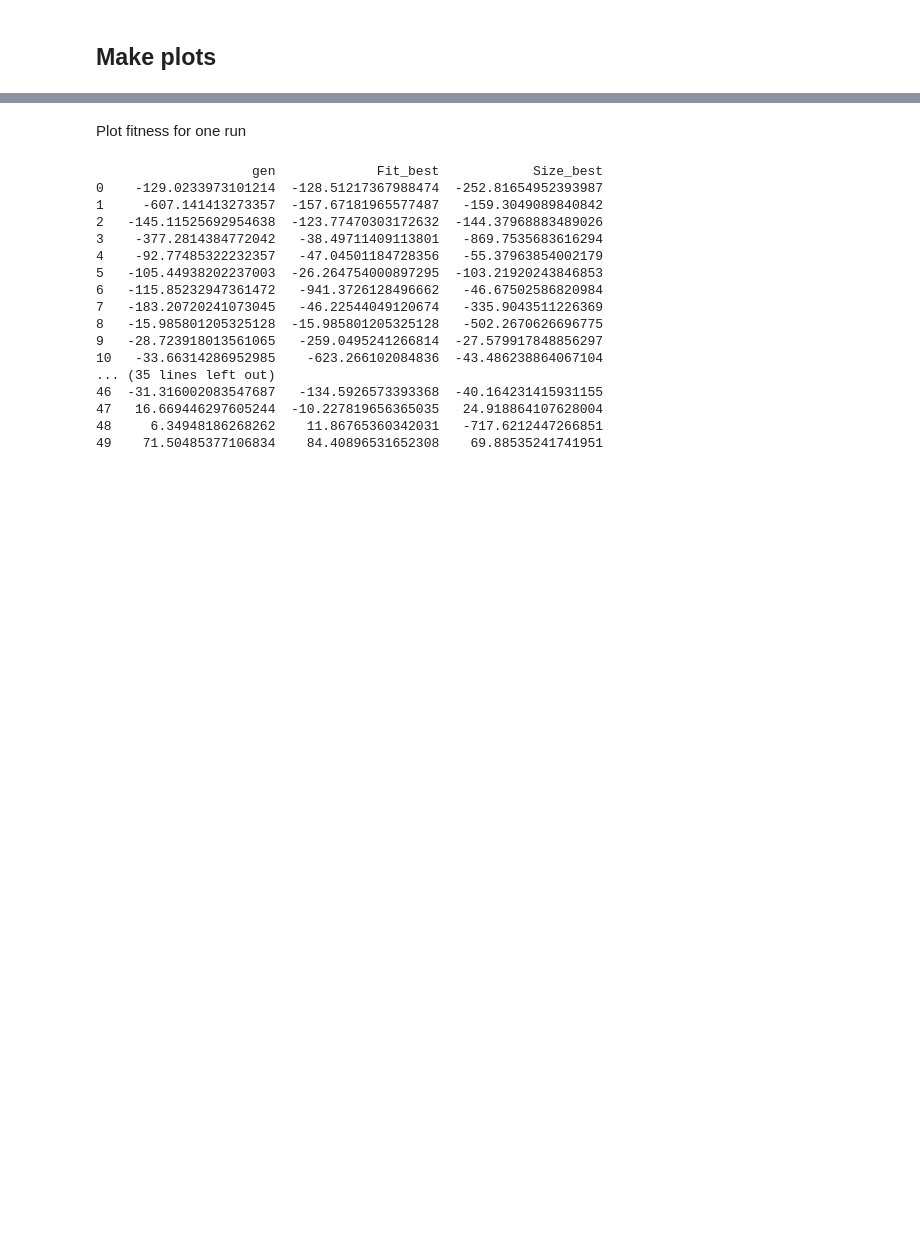
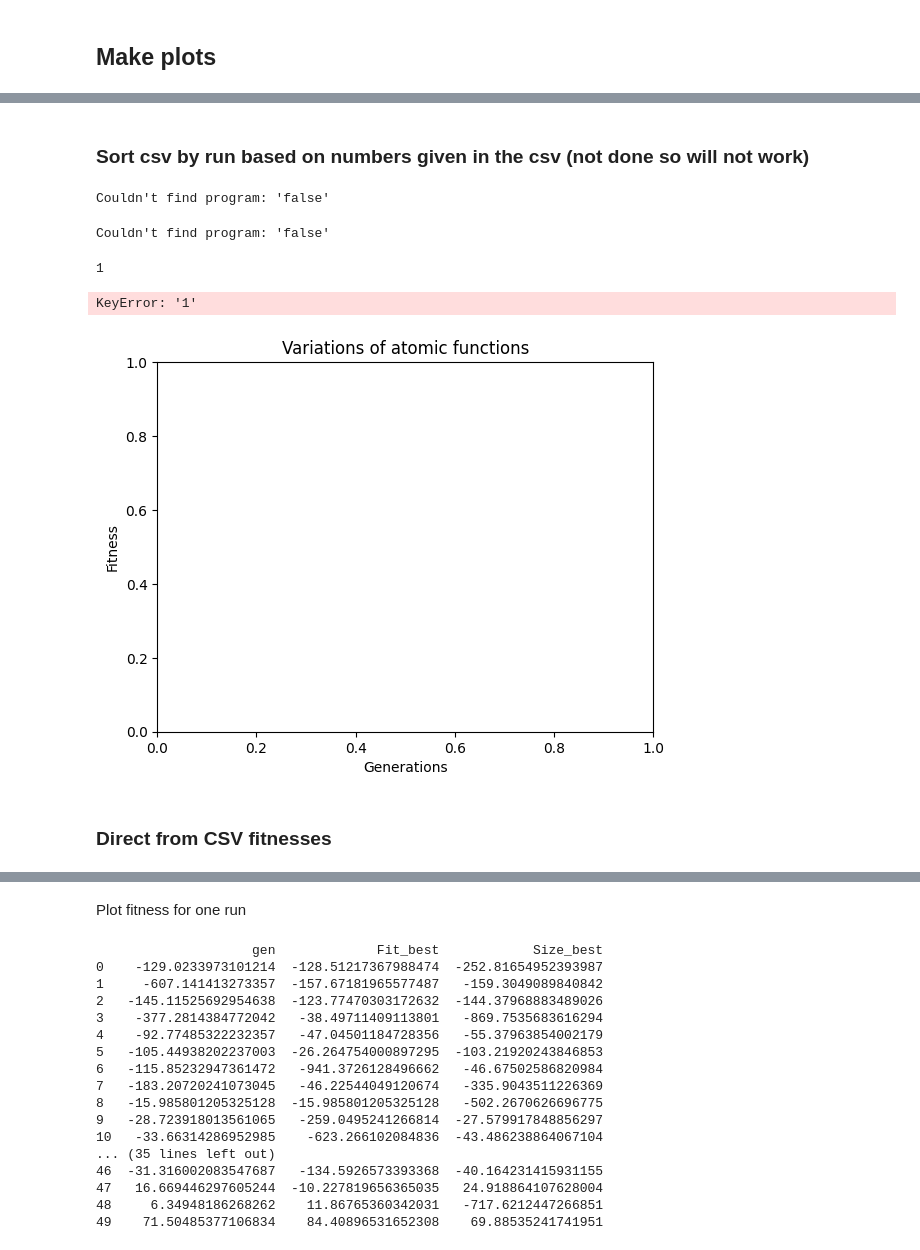
Before and after one commit to justanotherariel/EA-group-8, a Jupyter notebook: solution.ipynb, the cells around one changed output, grey strips where cells are left out. Cells and saved outputs as stored; diff of their text form; code cells hidden in the pictures; blank space fills up the shorter version.

Commit message:
Draft: plotting

```diff
--- a/solution.ipynb
+++ b/solution.ipynb
@@ -6,6 +6,7 @@ To install the required libraries run the command:
 # %%
 install = False
 load_model = True
+merge_csv = True
 # %%
 # %%capture --no-display
 if install:
@@ -187,3 +237,81 @@ AttributeError: 'list' object has no attribute 'replace'
+# %% [markdown]
+### Sort csv by run based on numbers given in the csv (not done so will not work)
+# %%
+%%script false
+files = sorted( glob.glob("*.csv"),key=os.path.getmtime )
+values = [ 1,2,3,4,5,6,7,8,9,10]
+a=b=c=d=e=f=g=h=j=k=0
+for file in files:
+    value = file.replace(".csv", "")	# max tree size value
+    value = int(value[17:])
+    print(file)
+    print(value)
+    if value == 1:
+        a = a+1
+        shutil.copyfile(file, str(value) + "_"+str(a)+'.csv')
+    if value == 2:
+        b = b+1
+        shutil.copyfile(file, str(value) + "_"+str(b)+'.csv')
+    if value == 3:
+        c = c+1
+        shutil.copyfile(file, str(value) + "_"+str(c)+'.csv')
+    if value == 4:
+        d = d+1
+        shutil.copyfile(file, str(value) + "_"+str(d)+'.csv')
+    if value == 5:
+        e = e+1
+        shutil.copyfile(file, str(value) + "_"+str(e)+'.csv')
+    if value == 6:
+        f = f+1
+        shutil.copyfile(file, str(value) + "_"+str(f)+'.csv')
+    if value == 7:
+        g = g+1
+        shutil.copyfile(file, str(value) + "_"+str(g)+'.csv')
+    if value == 8:
+        h = h+1
+        shutil.copyfile(file, str(value) + "_"+str(h)+'.csv')
+    if value == 9:
+        j = j+1
+        shutil.copyfile(file, str(value) + "_"+str(j)+'.csv')
+    if value == 10:
+        k = k+1
+        shutil.copyfile(file, str(value) + "_"+str(k)+'.csv')
+# %% [output]
+Couldn't find program: 'false'
+# %%
+%%script false
+values= ['1','2','3','4','5','6','7','8','9','10']
+plt.figure( facecolor=(1, 1, 1) )
+plt.title ("Variations of atomic functions")
+plt.xlabel("Generations")
+plt.ylabel("Fitness")
+for val in values:
+    print(val)
+    plt.plot( range(max_gens), Fit_summation[(val)], label=str(val) )
+    legned = plt.legend(loc='lower right', shadow=True)
+plt.savefig('gen_atomic_fitness.png', format='png', dpi=300)
+plt.show()
+# %% [output]
+Couldn't find program: 'false'
+# %%
+max_gens = 50
+values= ['1']
+plt.figure( facecolor=(1, 1, 1) )
+plt.title ("Variations of atomic functions")
+plt.xlabel("Generations")
+plt.ylabel("Fitness")
+for val in values:
+    print(val)
+    plt.plot( range(max_gens), Fit_summation[(val)], label=str(val) )
+    legned = plt.legend(loc='lower right', shadow=True)
+plt.savefig('gen_atomic_fitness.png', format='png', dpi=300)
+plt.show()
+# %% [output]
+1
+KeyError: '1'
+[figure, added]
+# %% [markdown]
+### Direct from CSV fitnesses
 # %%
 def plot(file, every_nth=1, title=None):
     fitnesses = []
```
Also changed, not shown: parts of 11 cells of this notebook, 46 other files.
